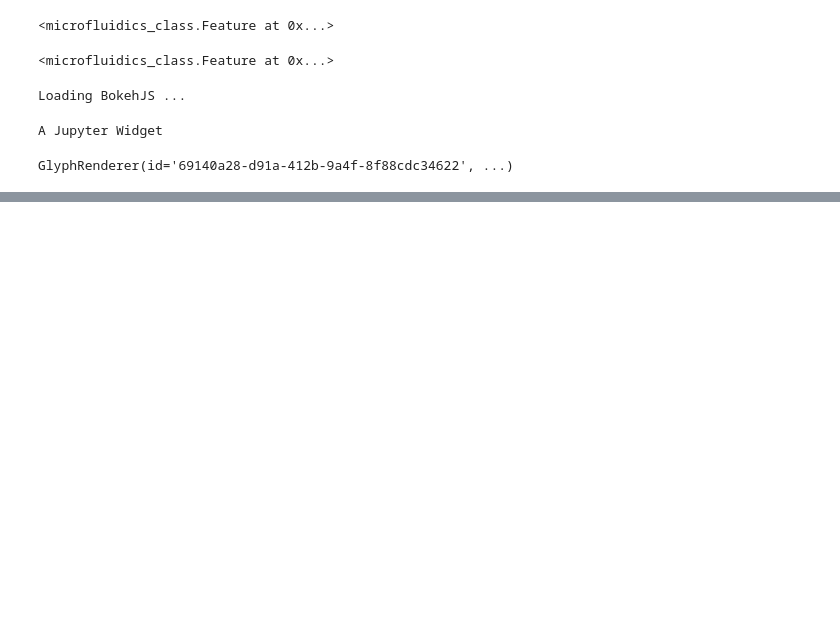
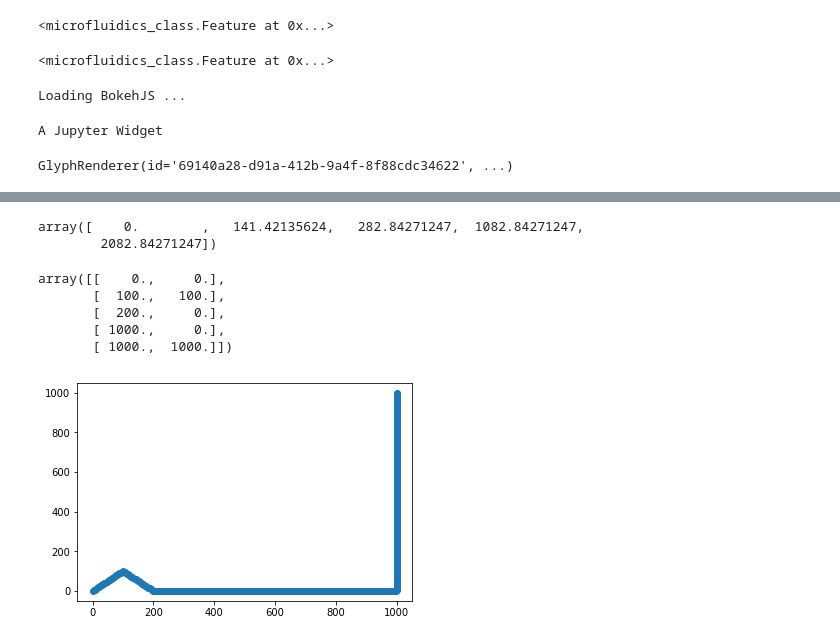
Before and after one commit to guiwitz/PyMicrofluidics, a Jupyter notebook: PyMicrofluidics_class_example.ipynb, the cells around one changed output, grey strips where cells are left out. Saved outputs shown, nothing was run; the diff lists cells and outputs as text; code cells hidden in the pictures; blank space fills up the shorter version.

```diff
--- a/PyMicrofluidics_class_example.ipynb
+++ b/PyMicrofluidics_class_example.ipynb
@@ -191,0 +189,2 @@ array([[ 4.,  4.,  4.],
+# %%
+tube_coord = [[0,0],[100,100],[200,0],[1000,0],[1000,1000]]
@@ -191,0 +238,5 @@ array([[ 4.,  4.,  4.],
+# %%
+np.concatenate([np.array([0]),t])
+# %% [output]
+array([    0.        ,   141.42135624,   282.84271247,  1082.84271247,
+        2082.84271247])
@@ -191,0 +247,17 @@ array([[ 4.,  4.,  4.],
+# %%
+np.array(test.coords)
+# %% [output]
+array([[    0.,     0.],
+       [  100.,   100.],
+       [  200.,     0.],
+       [ 1000.,     0.],
+       [ 1000.,  1000.]])
+# %%
+unit_len = 10
+totlen = np.sum(np.linalg.norm(np.diff(np.array(tube_coord),axis=0), axis=1))
+interpol_points = np.array([np.array(LineString(tuple(tube_coord)).interpolate(x).coords).squeeze() for x in np.arange(0,totlen,unit_len/2)]).squeeze()
+# %%
+plt.plot(interpol_points[:,0],interpol_points[:,1],'o')
+plt.show()
+# %% [output]
+[figure, added]
```
Also changed, not shown: parts of 24 cells of this notebook, 1 other file.
